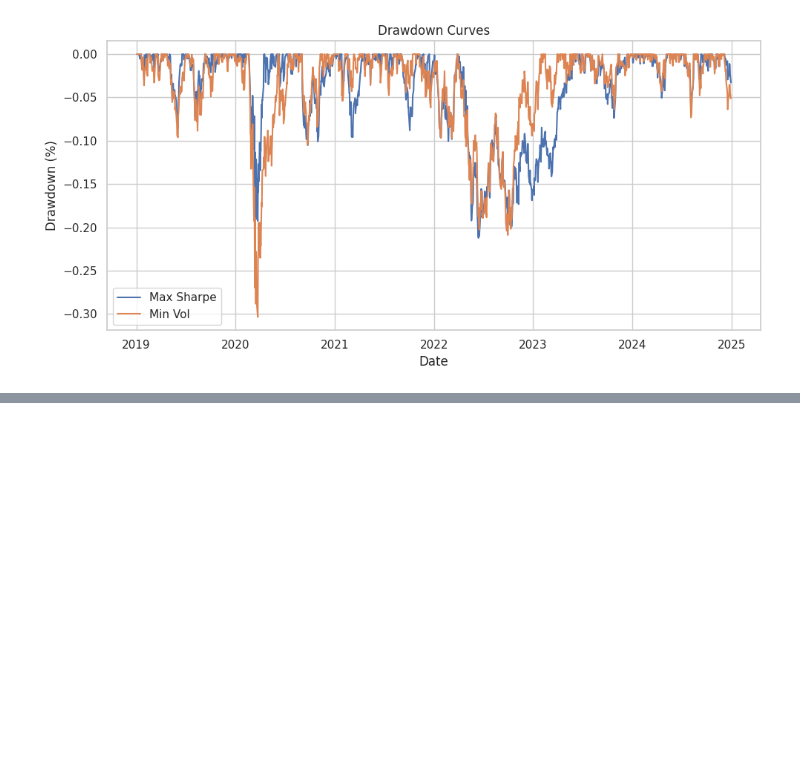
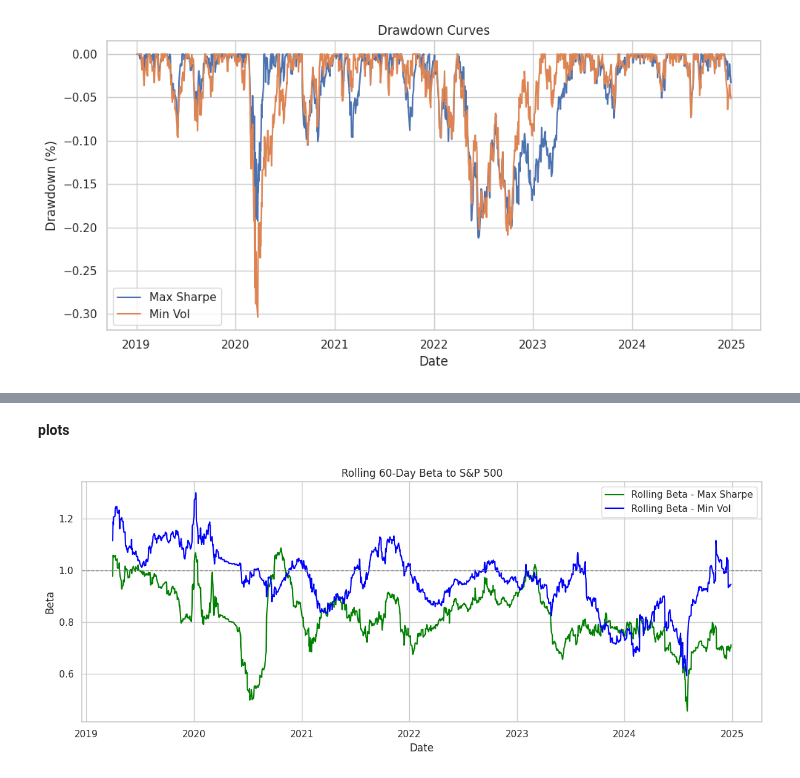
Before and after one commit to AKASH4671/AI-Powered-Portfolio-Optimization-and-Risk-Management, a Jupyter notebook: 3_Risk_Adjusted_Performance_Analysis.ipynb, the cells around one changed output, grey strips where cells are left out. Cells and saved outputs as stored; diff of their text form; code cells hidden in the pictures; blank space fills up the shorter version.

```diff
--- a/3_Risk_Adjusted_Performance_Analysis.ipynb
+++ b/3_Risk_Adjusted_Performance_Analysis.ipynb
@@ -302,0 +405,17 @@ Average peak-to-peak duration: 19.65 days
+# %% [markdown]
+**plots**
+# %%
+#Rolling Beta Plot (60-Day Window)
+plt.figure(figsize=(12, 5))
+plt.plot(rolling_beta_max_sharpe, label='Rolling Beta - Max Sharpe', color='green')
+plt.plot(rolling_beta_min_vol, label='Rolling Beta - Min Vol', color='blue')
+plt.axhline(1, color='gray', linestyle='--', linewidth=1)
+plt.title('Rolling 60-Day Beta to S&P 500')
+plt.xlabel('Date')
+plt.ylabel('Beta')
+plt.legend()
+plt.grid(True)
+plt.tight_layout()
+plt.show()
+# %% [output]
+[figure, added]
```
Also changed, not shown: parts of 7 cells of this notebook.
